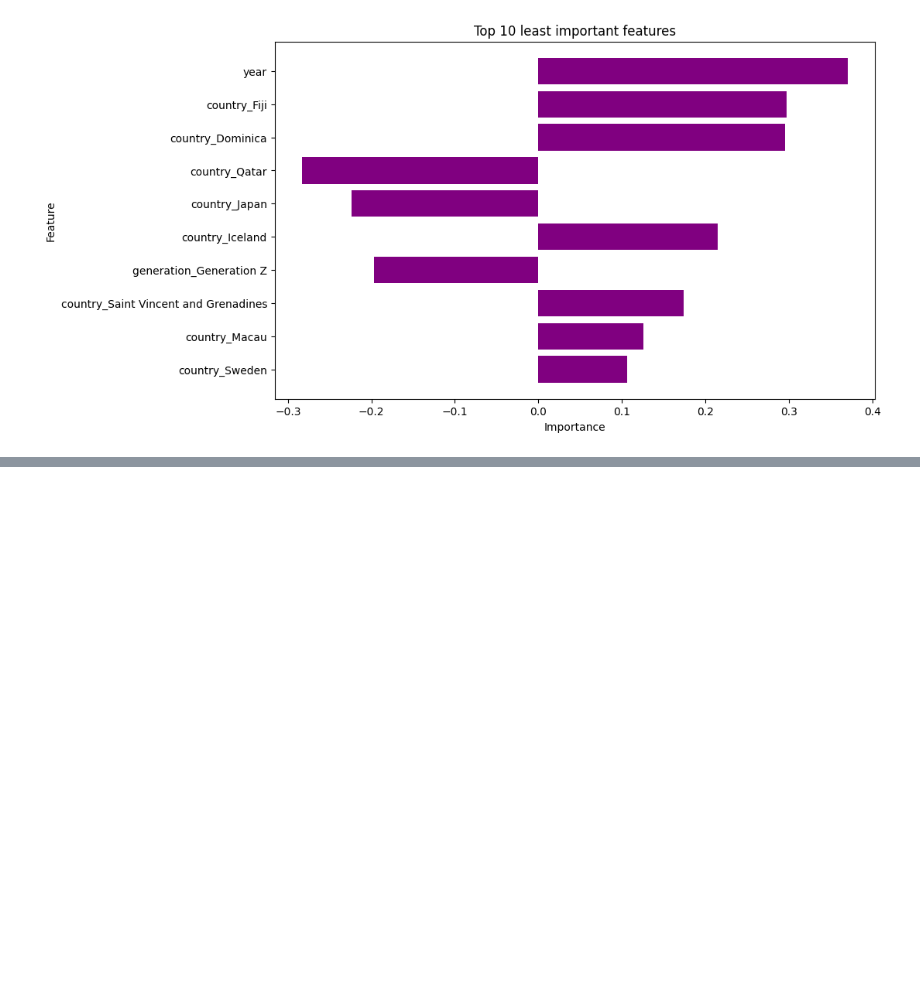
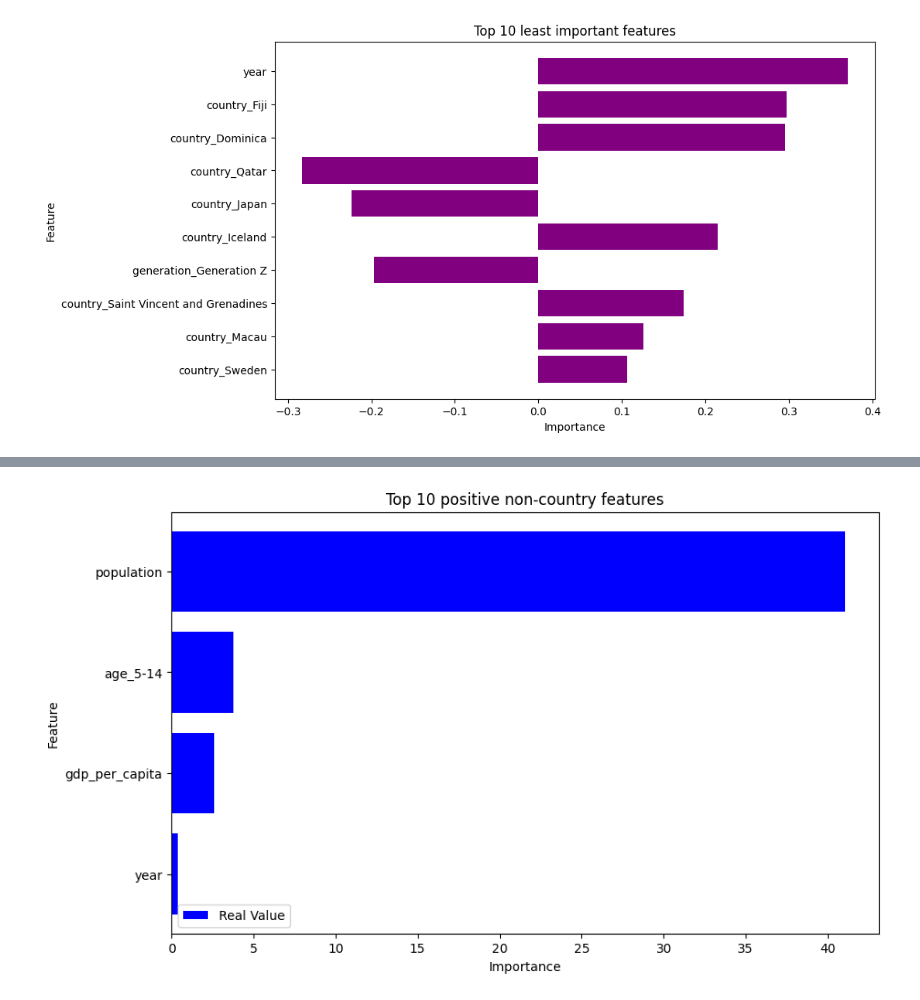
Before and after one commit to jazurdia/Proyecto1MD, a Jupyter notebook: reg_log.ipynb, the cells around one changed output, grey strips where cells are left out. Drawn from its saved outputs; the diff is of its cells as text; code cells hidden in the pictures; blank space fills up the shorter version.

```diff
--- a/reg_log.ipynb
+++ b/reg_log.ipynb
@@ -296,0 +318,19 @@ plt.show()
+# %%
+# Excluir las características que contienen 'country' y tienen coeficiente negativo
+positive_non_country_features = non_country_features[non_country_features['Coefficient'] > 0]
+top_positive_non_country_features = positive_non_country_features.head(10)
+
+plt.figure(figsize=(10, 6))
+
+# Crear barras para el valor absoluto
+# Crear barras para el valor real
+plt.barh(top_positive_non_country_features.index, top_positive_non_country_features['Coefficient'], color='blue', label='Real Value')
+
+plt.xlabel('Importance')
+plt.ylabel('Feature')
+plt.title('Top 10 positive non-country features')
+plt.gca().invert_yaxis()
+plt.legend()
+plt.show()
+# %% [output]
+[figure, added]
```
Also changed, not shown: parts of 2 cells of this notebook.
